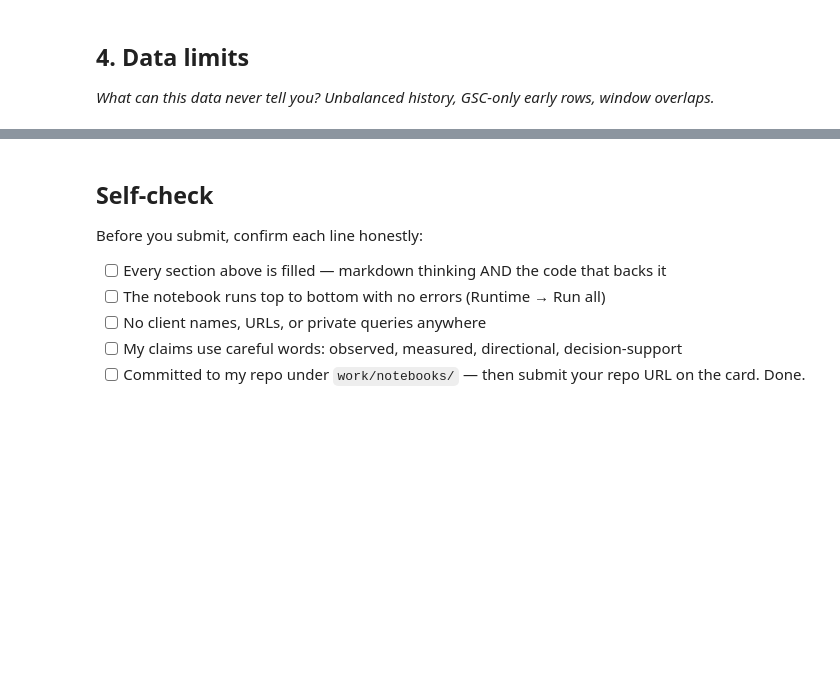
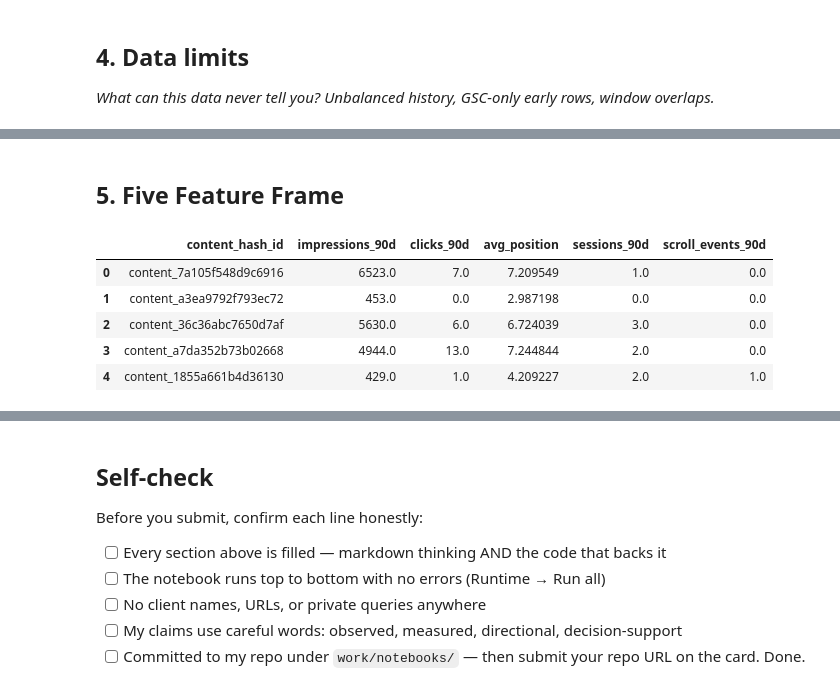
Before and after one commit to QasimNaveed-stack/flyrank-ml-internship, a Jupyter notebook: work/notebooks/w03_data_contract.ipynb, the cells around one changed output, grey strips where cells are left out. Drawn from its saved outputs; the diff is of its cells as text; code cells hidden in the pictures; blank space fills up the shorter version.

```diff
--- a/work/notebooks/w03_data_contract.ipynb
+++ b/work/notebooks/w03_data_contract.ipynb
@@ -56,0 +164,26 @@ These are excluded to prevent data leakage and ensure the model only uses inform
+# %% [markdown]
+## 5. Five Feature Frame
+# %%
+features = con.sql(f"""
+SELECT
+    content_hash_id,
+    SUM(gsc_impressions) AS impressions_90d,
+    SUM(gsc_clicks) AS clicks_90d,
+    AVG(gsc_avg_position) AS avg_position,
+    SUM(ga4_sessions) AS sessions_90d,
+    SUM(scroll_events) AS scroll_events_90d
+FROM {TABLES['fact_daily']}
+WHERE month = '2026-03'
+  AND gsc_data_available IS TRUE
+GROUP BY content_hash_id
+LIMIT 5
+""").df()
+
+features
+# %% [output]
+|  | content_hash_id | impressions_90d | clicks_90d | avg_position | sessions_90d | scroll_events_90d |
+| 0 | content_7a105f548d9c6916 | 6523.0 | 7.0 | 7.209549 | 1.0 | 0.0 |
+| 1 | content_a3ea9792f793ec72 | 453.0 | 0.0 | 2.987198 | 0.0 | 0.0 |
+| 2 | content_36c36abc7650d7af | 5630.0 | 6.0 | 6.724039 | 3.0 | 0.0 |
+| 3 | content_a7da352b73b02668 | 4944.0 | 13.0 | 7.244844 | 2.0 | 0.0 |
+| 4 | content_1855a661b4d36130 | 429.0 | 1.0 | 4.209227 | 2.0 | 1.0 |
```
Also changed, not shown: parts of 23 cells of this notebook.
